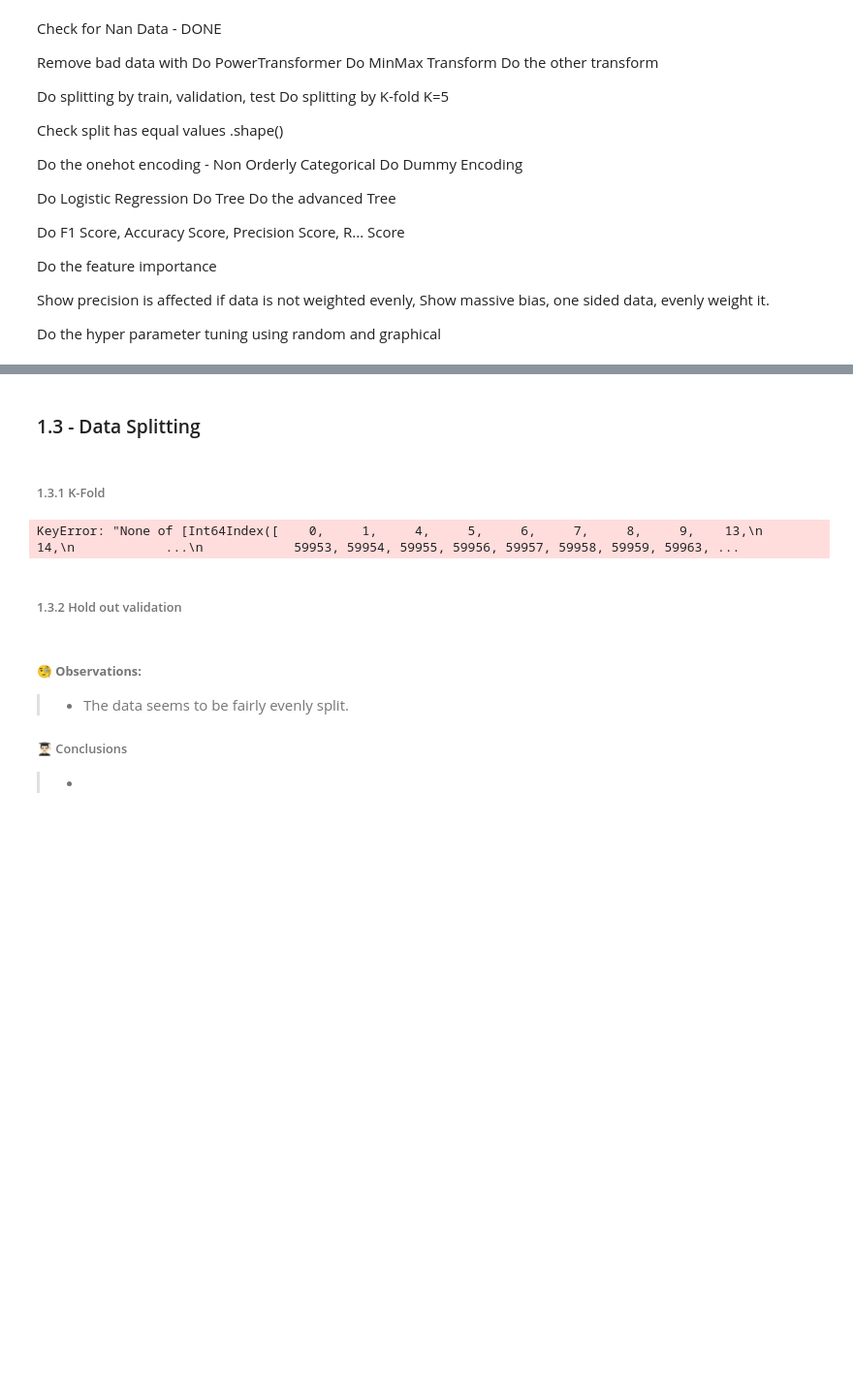
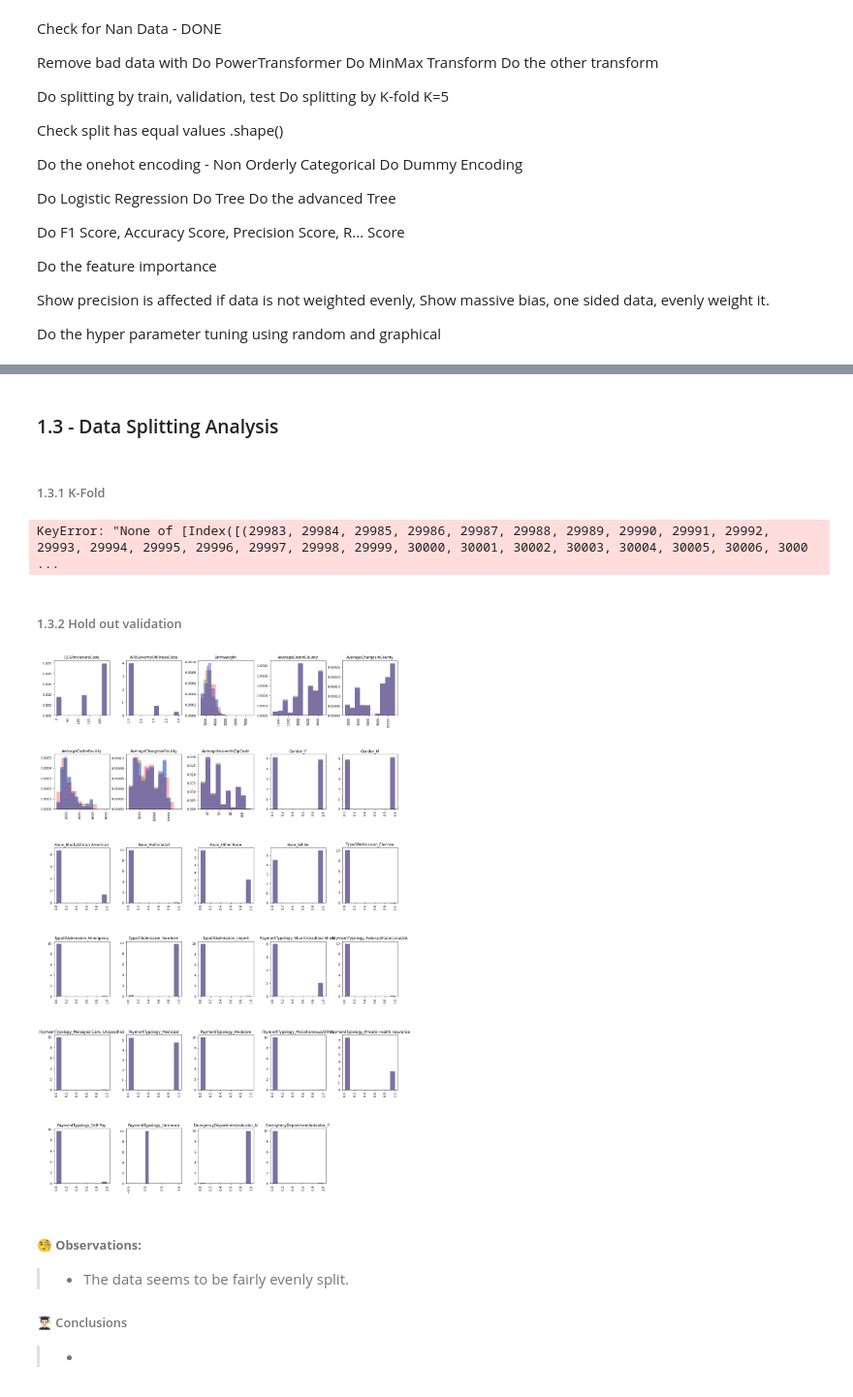
Before and after one commit to Luke-Mason/ML-A1, a Jupyter notebook: Assignment-1.ipynb, the cells around one changed output, grey strips where cells are left out. Shown at 97% size. Saved outputs shown, nothing was run; the diff lists cells and outputs as text; code cells hidden in the pictures; blank space fills up the shorter version.

Commit message:
Added Feature Scaling analysis Code, added more code to splitting analysis

```diff
--- a/Assignment-1.ipynb
+++ b/Assignment-1.ipynb
@@ -350,5 +354,5 @@ Do the hyper parameter tuning using random and graphical
 # %% [markdown]
-### 1.3 - Data Splitting
+### 1.3 - Data Splitting Analysis
 # %% [markdown]
 ###### 1.3.1 K-Fold
 # %%
@@ -360,34 +364,46 @@ from sklearn.model_selection import KFold
 kfold = KFold(n_splits=2, random_state=None, shuffle=False)
 # enumerate splits
 for train_index, test_index in kfold.split(patients_X):
-    print('train: %s, test: %s' % (dataFrame[train], dataFrame[test]))
+    print('train: %s, test: %s' % (patients_X[[train_index]], patients_Y[[test_index]]))
     print("TRAIN:", train_index, "TEST:", test_index)
     X_train, X_test = patients_X[train_index], patients_X[test_index]
     y_train, y_test = patients_Y[train_index], patients_Y[test_index]
+
+    # Graph the results
+    plt.figure(figsize=(20,20))
+    for i, col in enumerate(patients_X.columns):
+        hist_plot(col, [X_train[col], X_test[col]], ['b', 'r' ], train_index + 1, 20, i+1)
 # %% [output]
-KeyError: "None of [Int64Index([    0,     1,     4,     5,     6,     7,     8,     9,    13,\n               14,\n            ...\n            59953, 59954, 59955, 59956, 59957, 59958, 59959, 59963, ...
+KeyError: "None of [Index([(29983, 29984, 29985, 29986, 29987, 29988, 29989, 29990, 29991, 29992, 29993, 29994, 29995, 29996, 29997, 29998, 29999, 30000, 30001, 30002, 30003, 30004, 30005, 30006, 3000 ...
 # %% [markdown]
 ###### 1.3.2 Hold out validation
 # %%
 from sklearn.model_selection import train_test_split
 
-def holdout_validation(train_size):
+def holdout_validation(train_size, X, Y):
 
     # 80% train = 20% Test, Split into 10% Validation & 10% Test, after
     test_size = 1 - train_size
 
     # Split into train and test for normal and target fields set, 20% is for validation and test.
     with pd.option_context('mode.chained_assignment', None):
-        train_X, patients_X_test_, train_Y, patients_Y_test_ = train_test_split(patients_X, patients_Y, test_size=test_size, shuffle=True,random_state=0)
+        train_X, X_test_, train_Y, Y_test_ = train_test_split(X, Y, test_size=test_size, shuffle=True,random_state=0)
 
     # Split the test data into validation test and test.
     # Do for target field and normal fields.
     with pd.option_context('mode.chained_assignment', None):
-         val_X, test_X, val_Y, test_Y = train_test_split(patients_X_test_, patients_Y_test_, test_size=0.5,
-                                                shuffle=True,random_state=29)
+         val_X, test_X, val_Y, test_Y = train_test_split(X_test_, Y_test_, test_size=0.5, shuffle=True, random_state=29)
     return train_X, val_X, test_X, train_Y, val_Y, test_Y
 
-train_X, val_X, test_X, train_Y, val_Y, test_Y = holdout_validation(0.8)
+patients_X_dummies = pd.get_dummies(patients_X)
+hv_train_X, hv_val_X, hv_test_X, hv_train_Y, hv_val_Y, hv_test_Y = holdout_validation(0.8, patients_X_dummies, patients_Y)
+
+# Graph the results
+plt.figure(figsize=(20,40))
+for i, col in enumerate(patients_X_dummies.columns):
+    hist_plot(col, [hv_train_X[col], hv_val_X[col], hv_test_X[col]], ['r', 'g', 'b'], 8, 5, i+1)
+# %% [output]
+[figure, added]
 # %% [markdown]
 ###### 🧐 **Observations:**
 > - The data seems to be fairly evenly split.
```
Also changed, not shown: parts of 20 cells of this notebook.
